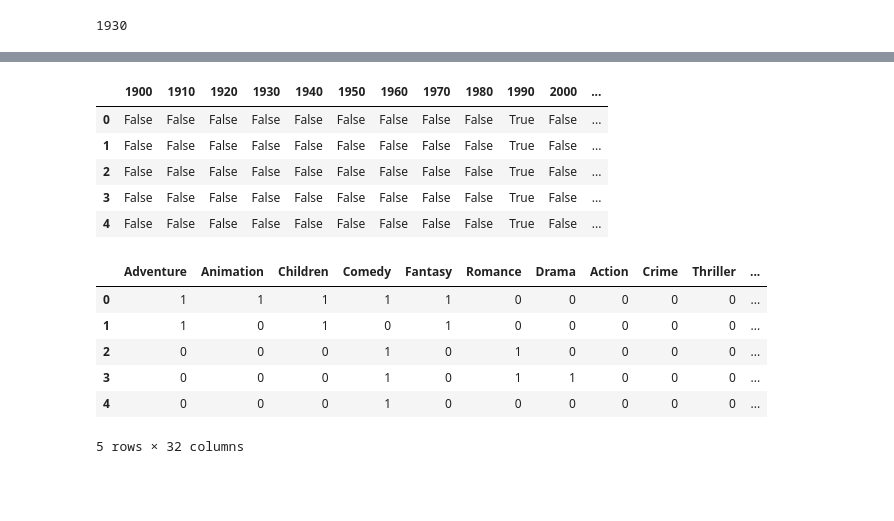
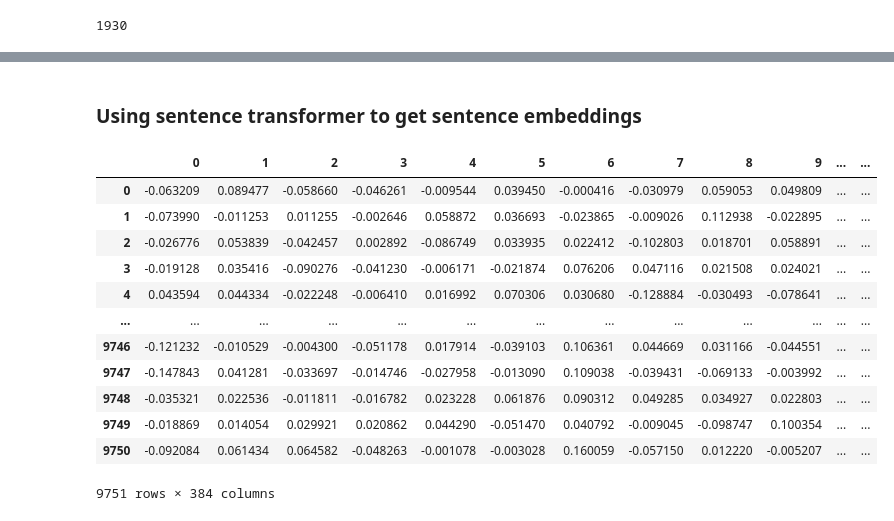
Before and after one commit to shreemit/movie-recs, a Jupyter notebook: notebooks/content_based.ipynb, the cells around one changed output, grey strips where cells are left out. Drawn from its saved outputs; the diff is of its cells as text; code cells hidden in the pictures; blank space fills up the shorter version.

Commit message:
updated embeddings for content based filtering

```diff
--- a/notebooks/content_based.ipynb
+++ b/notebooks/content_based.ipynb
@@ -151,21 +149,32 @@ movies
-# %%
-movie_decades = pd.get_dummies(movies['decade'])
-movie_decades.head()
-# %% [output]
-|  | 1900 | 1910 | 1920 | 1930 | 1940 | 1950 | 1960 | 1970 | 1980 | 1990 | 2000 | ... |
-| 0 | False | False | False | False | False | False | False | False | False | True | False | ... |
-| 1 | False | False | False | False | False | False | False | False | False | True | False | ... |
-| 2 | False | False | False | False | False | False | False | False | False | True | False | ... |
-| 3 | False | False | False | False | False | False | False | False | False | True | False | ... |
-| 4 | False | False | False | False | False | False | False | False | False | True | False | ... |
 # %%
 movie_features = pd.concat([movies[genres], movie_decades], axis=1)
-movie_features.head()
+
+# setting all the columns as int
+movie_features = movie_features.astype(int)
-# %% [output]
-|  | Adventure | Animation | Children | Comedy | Fantasy | Romance | Drama | Action | Crime | Thriller | ... |
-| 0 | 1 | 1 | 1 | 1 | 1 | 0 | 0 | 0 | 0 | 0 | ... |
-| 1 | 1 | 0 | 1 | 0 | 1 | 0 | 0 | 0 | 0 | 0 | ... |
-| 2 | 0 | 0 | 0 | 1 | 0 | 1 | 0 | 0 | 0 | 0 | ... |
-| 3 | 0 | 0 | 0 | 1 | 0 | 1 | 1 | 0 | 0 | 0 | ... |
-| 4 | 0 | 0 | 0 | 1 | 0 | 0 | 0 | 0 | 0 | 0 | ... |
-5 rows × 32 columns
+# %% [markdown]
+### Using sentence transformer to get sentence embeddings
+# %%
+# Load the Sentence Transformer model
+model = SentenceTransformer('all-MiniLM-L6-v2')
+
+# Apply the model to the text column to get the embeddings
+embeddings = model.encode(movies['combined_text_features'].tolist(), convert_to_tensor=True)
+
+# Convert the embeddings tensor to a DataFrame
+embeddings_df = pd.DataFrame(embeddings.cpu().numpy())
+# %%
+embeddings_df
+# %% [output]
+|  | 0 | 1 | 2 | 3 | 4 | 5 | 6 | 7 | 8 | 9 | ... | ... |
+| 0 | -0.063209 | 0.089477 | -0.058660 | -0.046261 | -0.009544 | 0.039450 | -0.000416 | -0.030979 | 0.059053 | 0.049809 | ... | ... |
+| 1 | -0.073990 | -0.011253 | 0.011255 | -0.002646 | 0.058872 | 0.036693 | -0.023865 | -0.009026 | 0.112938 | -0.022895 | ... | ... |
+| 2 | -0.026776 | 0.053839 | -0.042457 | 0.002892 | -0.086749 | 0.033935 | 0.022412 | -0.102803 | 0.018701 | 0.058891 | ... | ... |
+| 3 | -0.019128 | 0.035416 | -0.090276 | -0.041230 | -0.006171 | -0.021874 | 0.076206 | 0.047116 | 0.021508 | 0.024021 | ... | ... |
+| 4 | 0.043594 | 0.044334 | -0.022248 | -0.006410 | 0.016992 | 0.070306 | 0.030680 | -0.128884 | -0.030493 | -0.078641 | ... | ... |
+| ... | ... | ... | ... | ... | ... | ... | ... | ... | ... | ... | ... | ... |
+| 9746 | -0.121232 | -0.010529 | -0.004300 | -0.051178 | 0.017914 | -0.039103 | 0.106361 | 0.044669 | 0.031166 | -0.044551 | ... | ... |
+| 9747 | -0.147843 | 0.041281 | -0.033697 | -0.014746 | -0.027958 | -0.013090 | 0.109038 | -0.039431 | -0.069133 | -0.003992 | ... | ... |
+| 9748 | -0.035321 | 0.022536 | -0.011811 | -0.016782 | 0.023228 | 0.061876 | 0.090312 | 0.049285 | 0.034927 | 0.022803 | ... | ... |
+| 9749 | -0.018869 | 0.014054 | 0.029921 | 0.020862 | 0.044290 | -0.051470 | 0.040792 | -0.009045 | -0.098747 | 0.100354 | ... | ... |
+| 9750 | -0.092084 | 0.061434 | 0.064582 | -0.048263 | -0.001078 | -0.003028 | 0.160059 | -0.057150 | 0.012220 | -0.005207 | ... | ... |
+9751 rows × 384 columns
```
Also changed, not shown: parts of 28 cells of this notebook, 16 other files.
